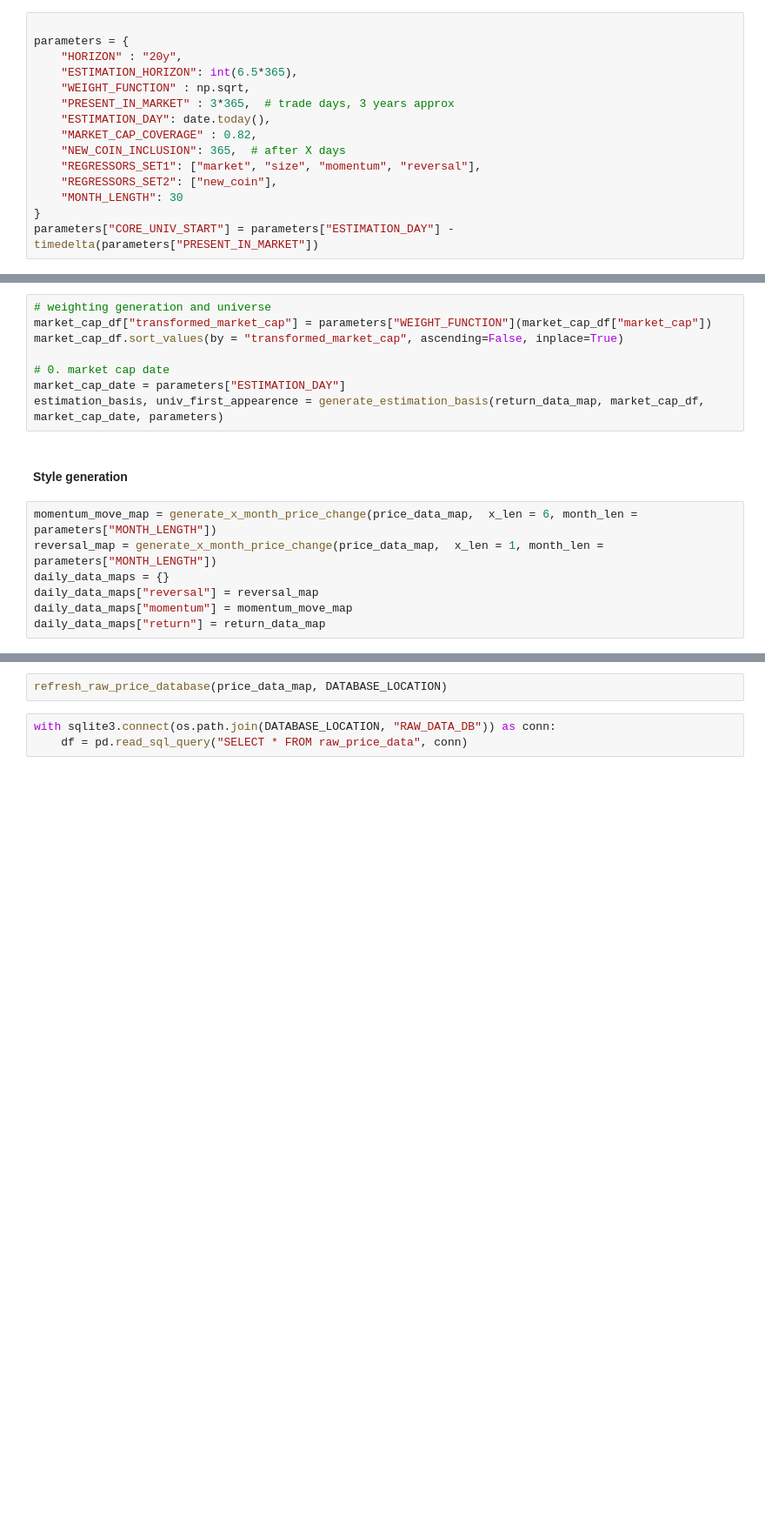
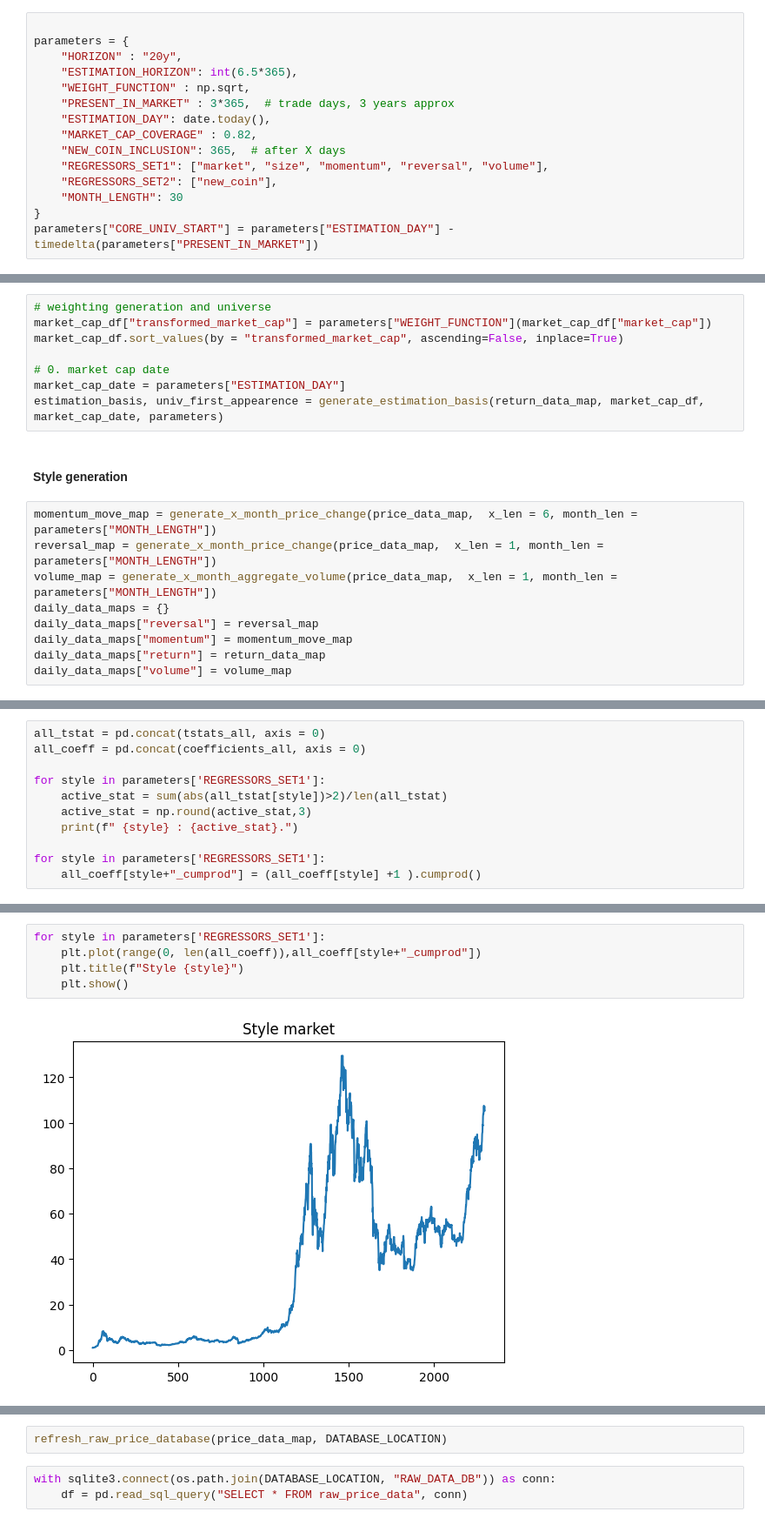
Before and after one commit to bebesi33/crypto_project, a Jupyter notebook: factor_model/scripts/main.ipynb, the cells around one changed output, grey strips where cells are left out. Shown at 87% size. Drawn from its saved outputs; the diff is of its cells as text; blank space fills up the shorter version.

Commit message:
unittests for style generation and volume creation

```diff
--- a/factor_model/scripts/main.ipynb
+++ b/factor_model/scripts/main.ipynb
@@ -62,7 +64,7 @@ parameters = {
     "ESTIMATION_DAY": date.today(),
     "MARKET_CAP_COVERAGE" : 0.82,
     "NEW_COIN_INCLUSION": 365,  # after X days
-    "REGRESSORS_SET1": ["market", "size", "momentum", "reversal"],
+    "REGRESSORS_SET1": ["market", "size", "momentum", "reversal", "volume"],
     "REGRESSORS_SET2": ["new_coin"],
     "MONTH_LENGTH": 30
 }
@@ -101,7 +103,9 @@ estimation_basis, univ_first_appearence = generate_estimation_basis(return_data_
 # %%
 momentum_move_map = generate_x_month_price_change(price_data_map,  x_len = 6, month_len = parameters["MONTH_LENGTH"])
 reversal_map = generate_x_month_price_change(price_data_map,  x_len = 1, month_len = parameters["MONTH_LENGTH"])
+volume_map = generate_x_month_aggregate_volume(price_data_map,  x_len = 1, month_len = parameters["MONTH_LENGTH"])
 daily_data_maps = {}
 daily_data_maps["reversal"] = reversal_map
 daily_data_maps["momentum"] = momentum_move_map
 daily_data_maps["return"] = return_data_map
+daily_data_maps["volume"] = volume_map
@@ -131,0 +236,11 @@ TypeError: 'module' object is not callable
+# %%
+all_tstat = pd.concat(tstats_all, axis = 0)
+all_coeff = pd.concat(coefficients_all, axis = 0)
+
+for style in parameters['REGRESSORS_SET1']:
+    active_stat = sum(abs(all_tstat[style])>2)/len(all_tstat)
+    active_stat = np.round(active_stat,3)
+    print(f" {style} : {active_stat}.")
+
+for style in parameters['REGRESSORS_SET1']:
+    all_coeff[style+"_cumprod"] = (all_coeff[style] +1 ).cumprod()
@@ -131,0 +252,7 @@ TypeError: 'module' object is not callable
+# %%
+for style in parameters['REGRESSORS_SET1']:
+    plt.plot(range(0, len(all_coeff)),all_coeff[style+"_cumprod"])
+    plt.title(f"Style {style}")
+    plt.show()
+# %% [output]
+[figure, added]
```
Also changed, not shown: parts of 9 cells of this notebook, 4 other files.
